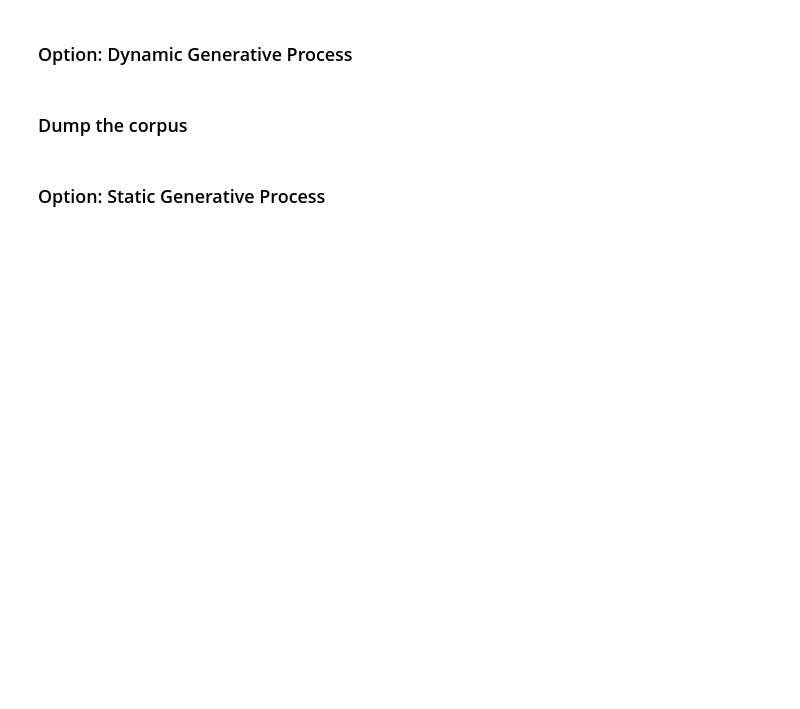
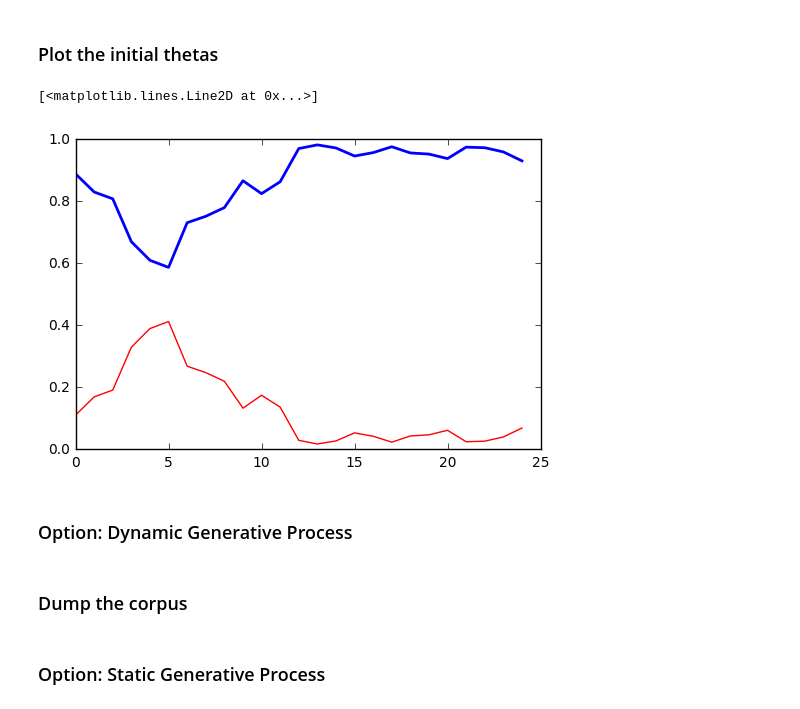
Before and after one commit to perdaug/ssmsi, a Jupyter notebook: notebooks/corpora/generate_corpus.ipynb, the cells around one changed output. Saved outputs shown, nothing was run; the diff lists cells and outputs as text; code cells hidden in the pictures; blank space fills up the shorter version.

```diff
--- a/notebooks/corpora/generate_corpus.ipynb
+++ b/notebooks/corpora/generate_corpus.ipynb
@@ -37,3 +110,22 @@ for t in xrange (1, T):
+# %% [markdown]
+### Plot the initial thetas
+# %%
+import matplotlib.pyplot as plt
+%matplotlib inline
+
+thetas = np.zeros(shape=alphas.shape)
+for t, alpha_t in enumerate(alphas):
+    thetas[t] = mean_parameter(alpha_t)
+
+thetas_0 = thetas[:, 0]
+thetas_1 = thetas[:, 1]
+
+t = np.linspace(0, T-1, num=T)
+plt.plot(t, thetas_0, 'b-',linewidth=2)
+plt.plot(t, thetas_1,'r-',linewidth=1)
+# %% [output]
+[<matplotlib.lines.Line2D at 0x...>]
+[figure, added]
 # %% [markdown]
 ### Option: Dynamic Generative Process
 # %%
```
Also changed, not shown: parts of 8 cells of this notebook, 4 other files.
